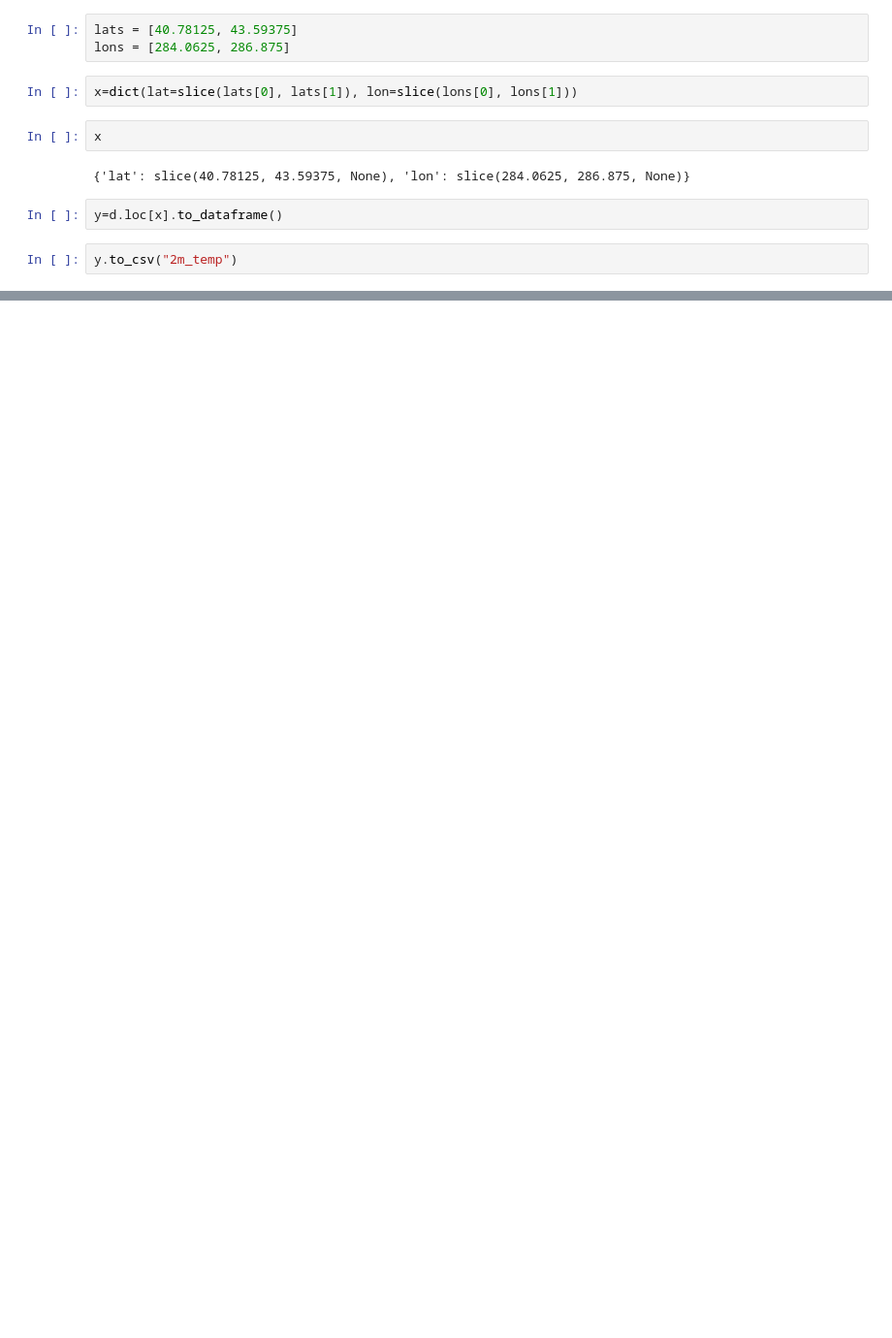
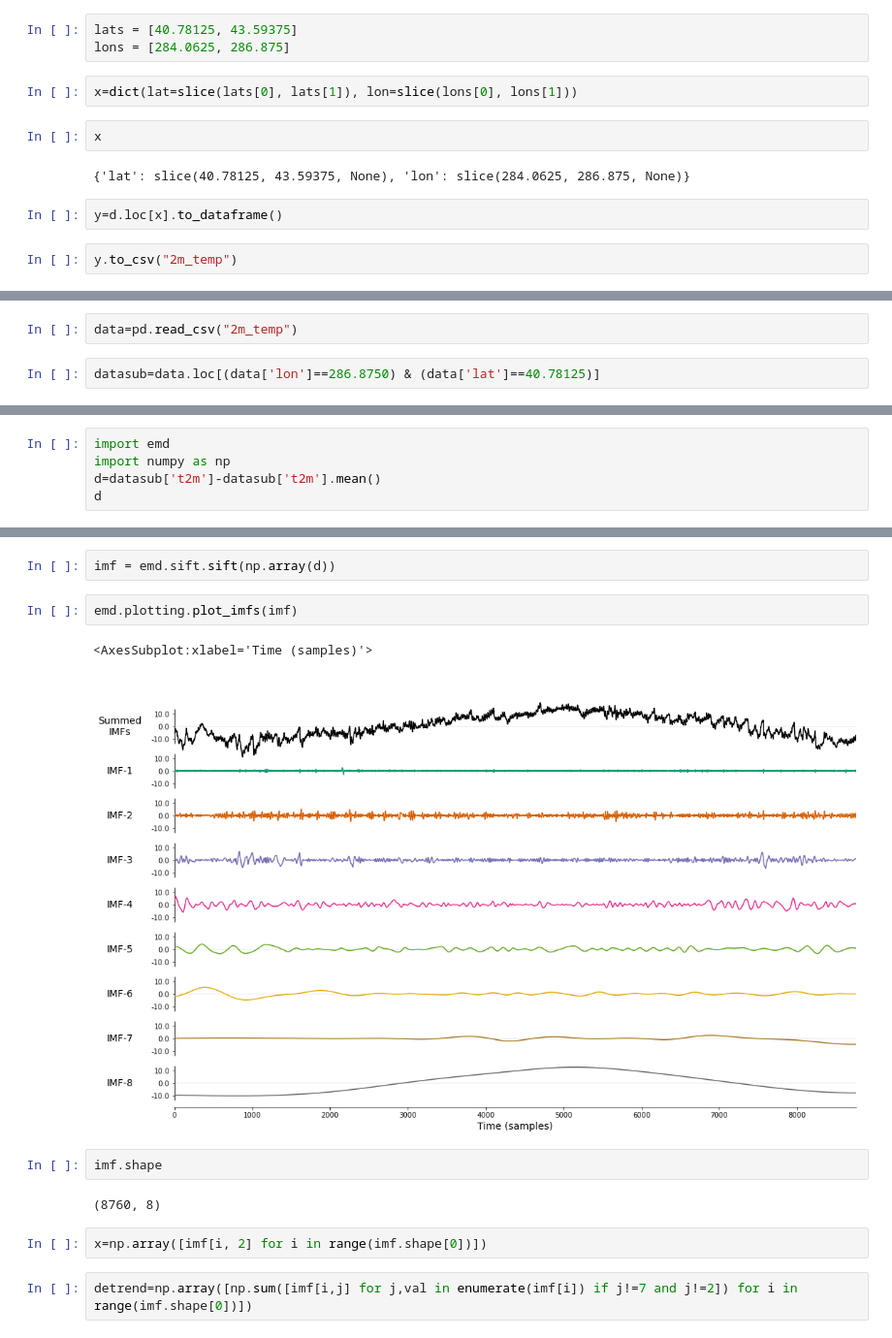
Before and after one commit to kahchanlow/crims2s, a Jupyter notebook: notebooks/Test read weather beanch.ipynb, the cells around one changed output, grey strips where cells are left out. Shown at 97% size. Saved outputs shown, nothing was run; the diff lists cells and outputs as text; blank space fills up the shorter version.

Commit message:
detrend

```diff
--- a/notebooks/Test read weather beanch.ipynb
+++ b/notebooks/Test read weather beanch.ipynb
@@ -34,0 +37,4 @@ y.to_csv("2m_temp")
+# %%
+data=pd.read_csv("2m_temp")
+# %%
+datasub=data.loc[(data['lon']==286.8750) & (data['lat']==40.78125)]
@@ -34,0 +56,5 @@ y.to_csv("2m_temp")
+# %%
+import emd
+import numpy as np
+d=datasub['t2m']-datasub['t2m'].mean()
+d
@@ -34,0 +74,15 @@ y.to_csv("2m_temp")
+# %%
+imf = emd.sift.sift(np.array(d))
+# %%
+emd.plotting.plot_imfs(imf)
+# %% [output]
+<AxesSubplot:xlabel='Time (samples)'>
+[figure, added]
+# %%
+imf.shape
+# %% [output]
+(8760, 8)
+# %%
+x=np.array([imf[i, 2] for i in range(imf.shape[0])])
+# %%
+detrend=np.array([np.sum([imf[i,j] for j,val in enumerate(imf[i]) if j!=7 and j!=2]) for i in range(imf.shape[0])])
```
Also changed, not shown: parts of 4 cells of this notebook.
